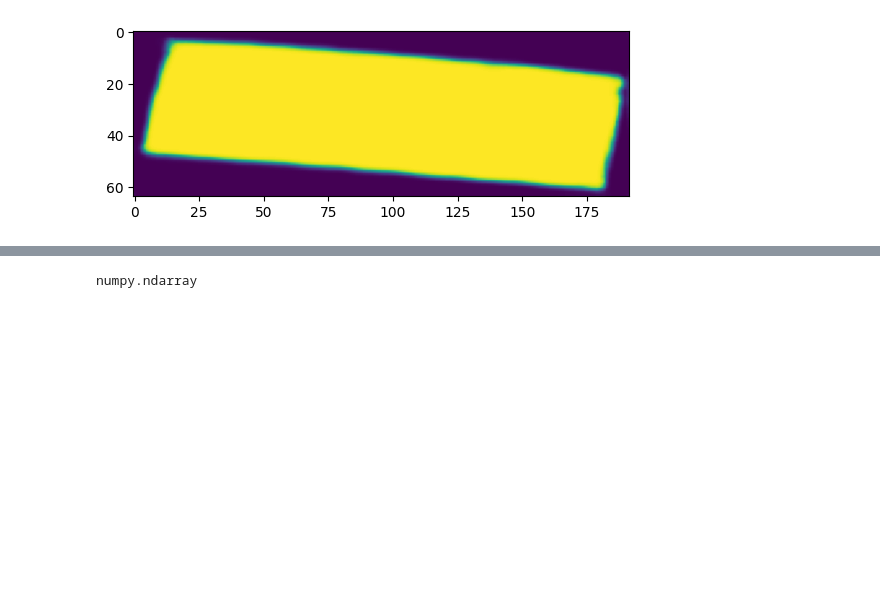
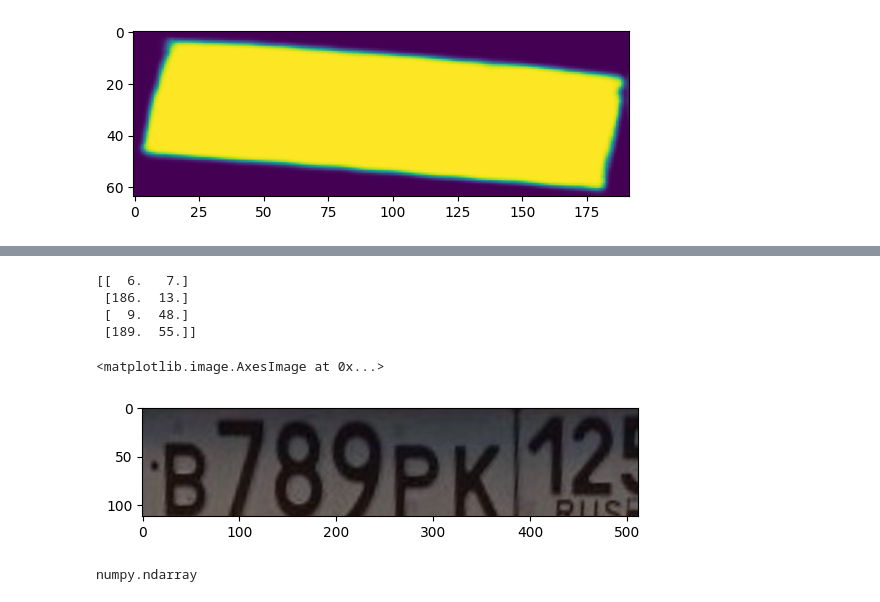
Before and after one commit to NSO-Clio/Normalize-cars-numbers, a Jupyter notebook: notebooks/darft_trancform_image.ipynb, the cells around one changed output, grey strips where cells are left out. Drawn from its saved outputs; the diff is of its cells as text; code cells hidden in the pictures; blank space fills up the shorter version.

```diff
--- a/notebooks/darft_trancform_image.ipynb
+++ b/notebooks/darft_trancform_image.ipynb
@@ -297,3 +324,63 @@ TypeError: 'NoneType' object is not subscriptable
+# %%
+def transform1(image, mas_points):
+    width, height = 512, 112
+    pts2 = np.float32([[0, 0], [width, 0], [0, height], [width, height]])
+    matrix = cv.getPerspectiveTransform(mas_points, pts2)
+    result = cv.warpPerspective(image, matrix, (width, height))
+
+    image = cv.resize(image, (width, height))
+    return image, result
+
+
+def binary_model1(image, your_image):
+    image = cv2.cvtColor(image, cv2.COLOR_GRAY2BGR)
+    gray = cv.cvtColor(image, cv.COLOR_BGR2GRAY)
+    # Применение пороговой обработки для бинаризации изображения
+    _, binary = cv.threshold(gray, 127, 255, cv.THRESH_BINARY)
+
+    # Нахождение контуров
+    contours, _ = cv.findContours(binary, cv.RETR_EXTERNAL, cv.CHAIN_APPROX_SIMPLE)
+
+    # Копия изображения для отрисовки контуров
+    output_image = image.copy()
+
+    # Список для хранения координат
+    mas_points = []
+
+    # Предполагаем, что первый контур - это наш четырехугольник (при необходимости применить фильтрацию)
+    for contour in contours:
+        # Аппроксимация контура до четырехугольника
+        epsilon = 0.02 * cv.arcLength(contour, True)
+        approx = cv.approxPolyDP(contour, epsilon, True)
+
+        if len(approx) == 4:  # Проверяем, что аппроксимированный контур имеет 4 вершины
+            # Нарисовать аппроксимированный контур
+            cv.drawContours(output_image, [approx], -1, (0, 255, 0), 3)
+
+            # Добавить угловые точки в список
+            for point in approx:
+                mas_points.append(point[0])
+
+    # Преобразовать список в массив NumPy
+    if len(mas_points) == 4:
+        mas_points = np.array(mas_points, dtype=np.float32)
+        mas_points = sorted(mas_points, key=lambda point: (point[1], point[0]))
+        mas_points = np.float32(mas_points)
+        print(mas_points)
+
+        # Трансформировать изображение с использованием найденных точек
+        return transform1(your_image, mas_points)
+    else:
+        print("Четырехугольник не найден.")
+
+plt.imshow(binary_model1(model_num.predict(image=r'train_data_beeline\images\fcaaa1badbef6a55.jpg'), cv2.imread(r'train_data_beeline\images\fcaaa1badbef6a55.jpg'))[1])
+# %% [output]
+[[  6.   7.]
+ [186.  13.]
+ [  9.  48.]
+ [189.  55.]]
+<matplotlib.image.AxesImage at 0x...>
+[figure, added]
 # %%
 type(model_num.predict(image='train_data_beeline\images\c423c7ca94a54046.jpg'))
 # %% [output]
```
Also changed, not shown: parts of 13 cells of this notebook, 1 other file.
